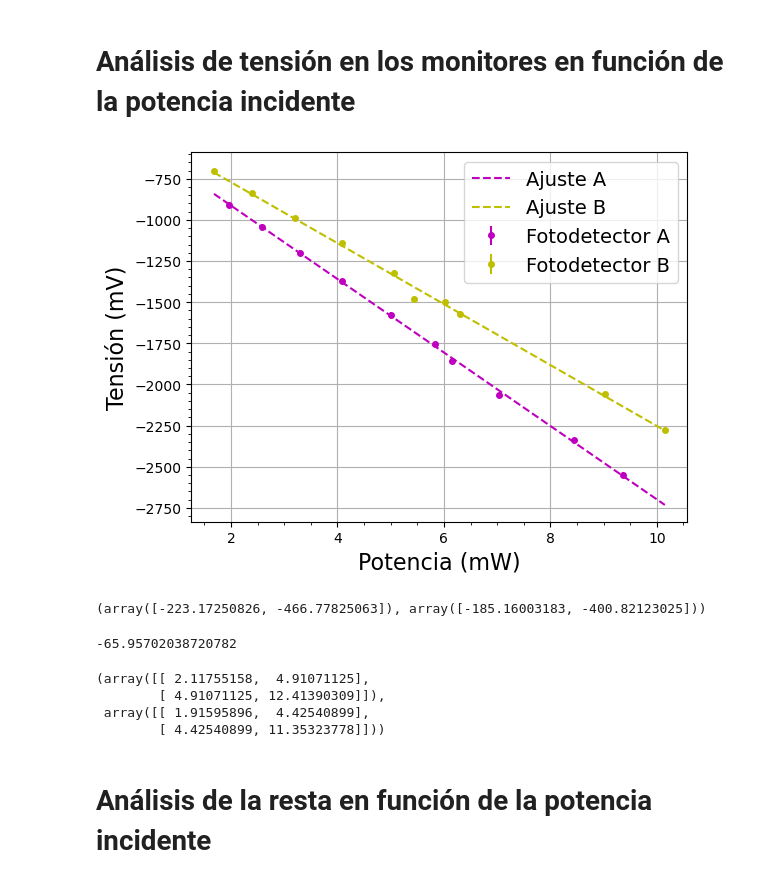
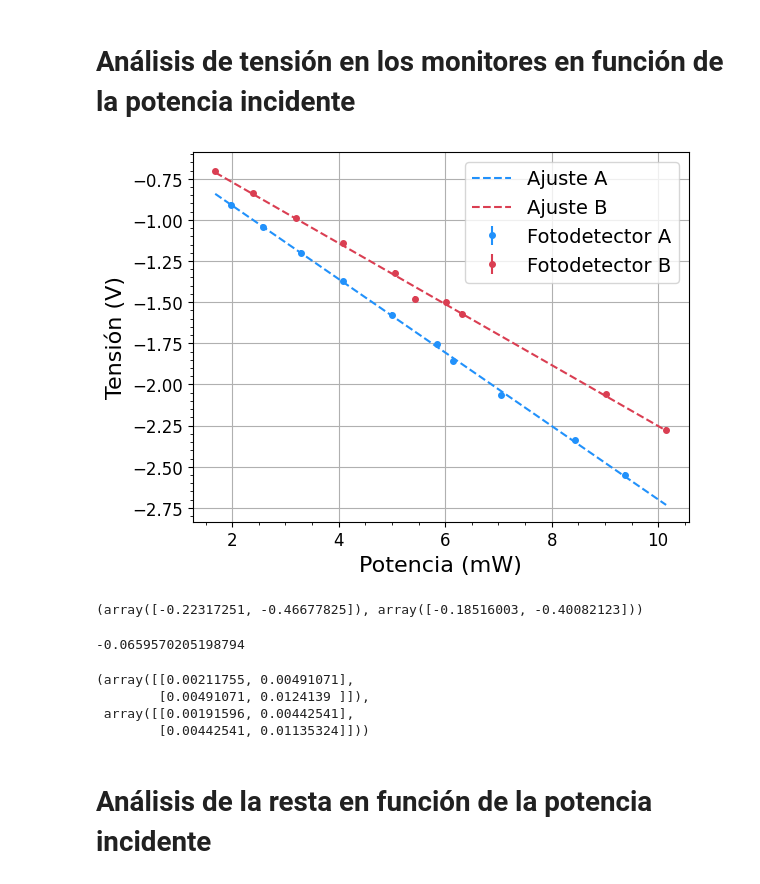
Before and after one commit to DelManuel/Magnetometro-optico, a Jupyter notebook: códigos/analisis_fotodetectores.ipynb, the cells around one changed output. Saved outputs shown, nothing was run; the diff lists cells and outputs as text; code cells hidden in the pictures.

```diff
--- a/códigos/analisis_fotodetectores.ipynb
+++ b/códigos/analisis_fotodetectores.ipynb
@@ -256,44 +291,45 @@ Ratio B = 0.49 +- 0.02
 # Análisis de tensión en los monitores en función de la potencia incidente
 # %%
 POW_A = [6.15,7.04,8.44,9.37,5.84,5.00,4.09,3.30,2.58,1.97]
-V_A = np.array([-1.860,-2.065,-2.34,-2.55,-1.756,-1.575,-1.372,-1.2,-1.042,-0.910])*1000 # Para pasar a mV
+V_A = np.array([-1.860,-2.065,-2.34,-2.55,-1.756,-1.575,-1.372,-1.2,-1.042,-0.910]) # Para pasar a mV
 POW_B = [5.43,6.31,9.03,10.15,6.02,5.06,4.08,3.2,2.39,1.68]
-V_B = np.array([-1.48,-1.572,-2.06,-2.277,-1.5,-1.32,-1.142,-0.991,-0.8385,-0.706])*1000 # Para pasar a mV
+V_B = np.array([-1.48,-1.572,-2.06,-2.277,-1.5,-1.32,-1.142,-0.991,-0.8385,-0.706]) # Para pasar a mV
 
-V_A_err = np.ones(len(V_A))*15.625 # Se midio en escala de 500 mV, por lo que en 8 cuadrados entran 4 V / 2^8 bits
-V_B_err = np.ones(len(V_B))*15.625
+V_A_err = np.ones(len(V_A))*15.625/1000 # Se midio en escala de 500 mV, por lo que en 8 cuadrados entran 4 V / 2^8 bits
+V_B_err = np.ones(len(V_B))*15.625/1000
 
 popt_A, pcov_A = curve_fit(lineal, POW_A, V_A, sigma=V_A_err, absolute_sigma= True)
 popt_B, pcov_B = curve_fit(lineal, POW_B, V_B, sigma=V_B_err, absolute_sigma= True)
 
 POW_ajuste = np.linspace(np.min([POW_A,POW_B]), np.max([POW_A,POW_B]),100)
 # %%
-plt.errorbar(POW_A, V_A, yerr = V_A_err, fmt = ".m", label = "Fotodetector A", ms = 8)
-plt.plot(POW_ajuste, lineal(POW_ajuste,*popt_A), c = "m", ls = "--", label = "Ajuste A")
-plt.errorbar(POW_B,V_B, yerr = V_B_err, fmt = ".y", label = "Fotodetector B", ms = 8)
-plt.plot(POW_ajuste, lineal(POW_ajuste,*popt_B), c = "y", ls = "--", label = "Ajuste B")
+plt.errorbar(POW_A, V_A, yerr = V_A_err, fmt = ".", color = "#2191FB", label = "Fotodetector A", ms = 8)
+plt.plot(POW_ajuste, lineal(POW_ajuste,*popt_A), c = "#2191FB", ls = "--", label = "Ajuste A")
+plt.errorbar(POW_B,V_B, yerr = V_B_err, fmt = ".", color = "#DA3E52", label = "Fotodetector B", ms = 8)
+plt.plot(POW_ajuste, lineal(POW_ajuste,*popt_B), c = "#DA3E52", ls = "--", label = "Ajuste B")
 
 plt.xlabel("Potencia (mW)", fontsize = 16)
-plt.ylabel("Tensión (mV)", fontsize = 16)
+plt.ylabel("Tensión (V)", fontsize = 16)
 plt.legend(fontsize = 14)
+plt.tick_params(labelsize = 12)
 plt.show()
 # %% [output]
-[figure, old version]
+[figure, new version]
 # %%
 popt_A, popt_B
 # %% [output]
-(array([-223.17250826, -466.77825063]), array([-185.16003183, -400.82123025]))
+(array([-0.22317251, -0.46677825]), array([-0.18516003, -0.40082123]))
 # %%
 popt_A[1]-popt_B[1] # Diferencia entre canales
 # %% [output]
--65.95702038720782
+-0.0659570205198794
 # %%
 np.sqrt(np.abs(pcov_A)),np.sqrt(np.abs(pcov_B))
 # %% [output]
-(array([[ 2.11755158,  4.91071125],
-        [ 4.91071125, 12.41390309]]),
- array([[ 1.91595896,  4.42540899],
-        [ 4.42540899, 11.35323778]]))
+(array([[0.00211755, 0.00491071],
+        [0.00491071, 0.0124139 ]]),
+ array([[0.00191596, 0.00442541],
+        [0.00442541, 0.01135324]]))
 # %% [markdown]
 # Análisis de la resta en función de la potencia incidente
 # %%
```
Also changed, not shown: parts of 8 cells of this notebook, 4 other files.
